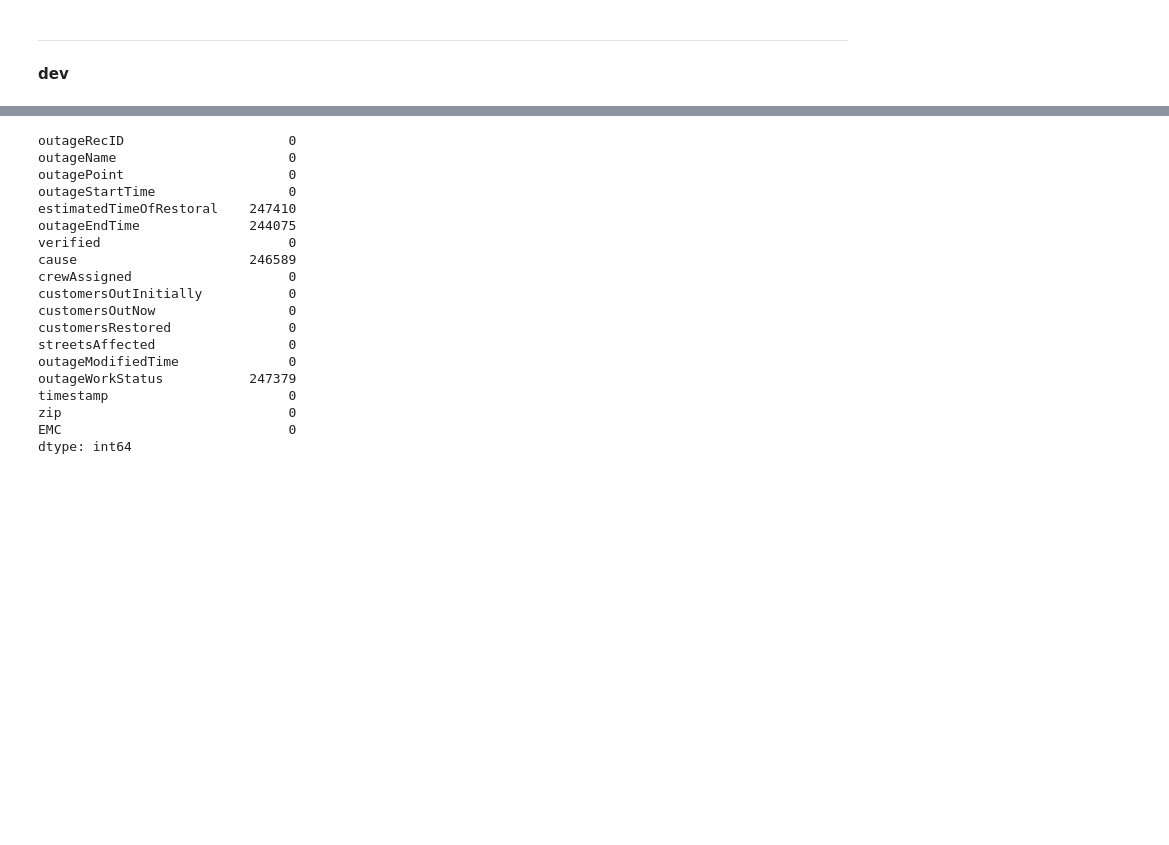
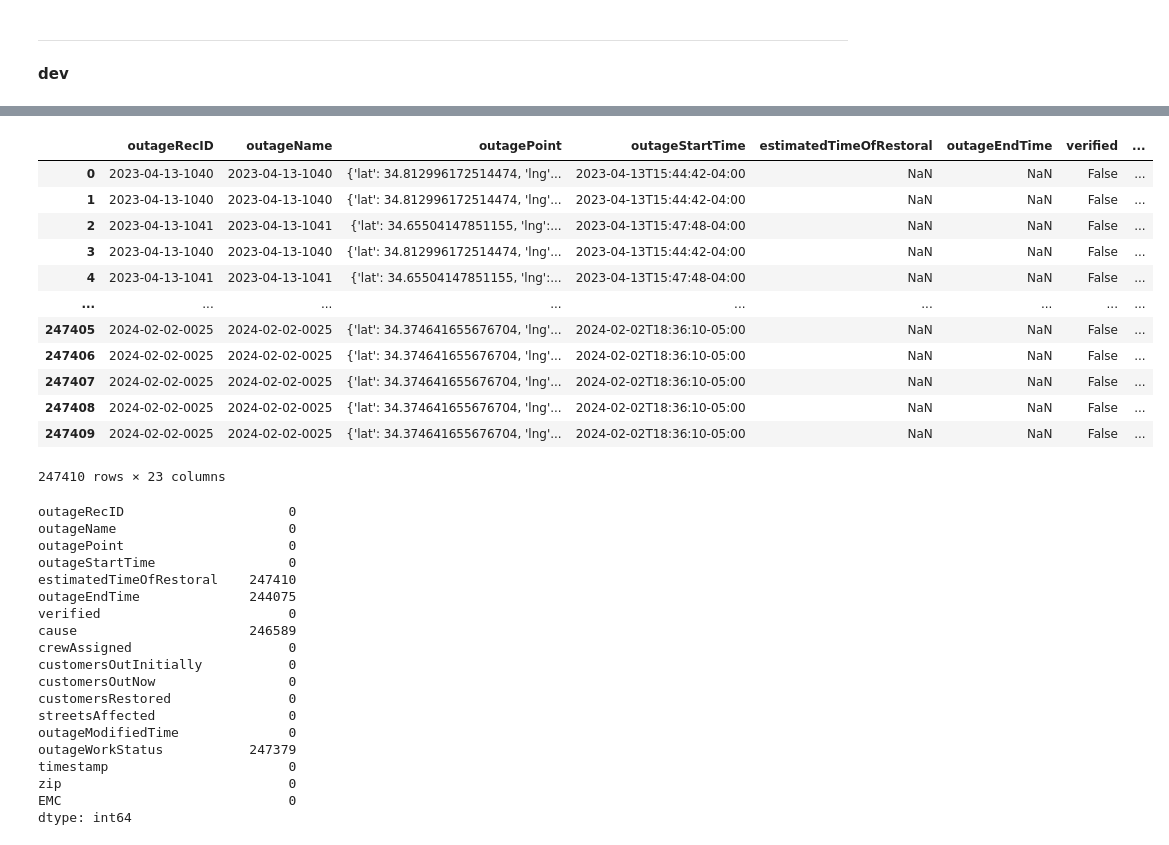
Before and after one commit to Urban-Research-Group/outage-data-scraper, a Jupyter notebook: scripts/ga_1_tx_8.ipynb, the cells around one changed output, grey strips where cells are left out. Cells and saved outputs as stored; diff of their text form; code cells hidden in the pictures; blank space fills up the shorter version.

```diff
--- a/scripts/ga_1_tx_8.ipynb
+++ b/scripts/ga_1_tx_8.ipynb
@@ -176,3 +183,33 @@ df.head()
+# %%
+df['timestamp'] = pd.to_datetime(df['timestamp'], format='%m-%d-%Y %H:%M:%S')\
+# Extract year, month, day, hour from 'timestamp'
+df['year'] = df['timestamp'].dt.year
+df['month'] = df['timestamp'].dt.month
+df['day'] = df['timestamp'].dt.day
+df['hour'] = df['timestamp'].dt.hour
+
+# Aggregate count of unique outageRecID
+aggregated_df = df.groupby(['zip', 'EMC', 'year', 'month', 'day', 'hour'])['outageRecID'].nunique().reset_index()
+aggregated_df.rename(columns={'outageRecID': 'outage_count'}, inplace=True)
+
+# Merge aggregated DataFrame with the original DataFrame
+df = pd.merge(df, aggregated_df, on=['zip', 'EMC', 'year', 'month', 'day', 'hour'], how='left')
+
+df
+# %% [output]
+|  | outageRecID | outageName | outagePoint | outageStartTime | estimatedTimeOfRestoral | outageEndTime | verified | ... |
+| 0 | 2023-04-13-1040 | 2023-04-13-1040 | {'lat': 34.812996172514474, 'lng'... | 2023-04-13T15:44:42-04:00 | NaN | NaN | False | ... |
+| 1 | 2023-04-13-1040 | 2023-04-13-1040 | {'lat': 34.812996172514474, 'lng'... | 2023-04-13T15:44:42-04:00 | NaN | NaN | False | ... |
+| 2 | 2023-04-13-1041 | 2023-04-13-1041 | {'lat': 34.65504147851155, 'lng':... | 2023-04-13T15:47:48-04:00 | NaN | NaN | False | ... |
+| 3 | 2023-04-13-1040 | 2023-04-13-1040 | {'lat': 34.812996172514474, 'lng'... | 2023-04-13T15:44:42-04:00 | NaN | NaN | False | ... |
+| 4 | 2023-04-13-1041 | 2023-04-13-1041 | {'lat': 34.65504147851155, 'lng':... | 2023-04-13T15:47:48-04:00 | NaN | NaN | False | ... |
+| ... | ... | ... | ... | ... | ... | ... | ... | ... |
+| 247405 | 2024-02-02-0025 | 2024-02-02-0025 | {'lat': 34.374641655676704, 'lng'... | 2024-02-02T18:36:10-05:00 | NaN | NaN | False | ... |
+| 247406 | 2024-02-02-0025 | 2024-02-02-0025 | {'lat': 34.374641655676704, 'lng'... | 2024-02-02T18:36:10-05:00 | NaN | NaN | False | ... |
+| 247407 | 2024-02-02-0025 | 2024-02-02-0025 | {'lat': 34.374641655676704, 'lng'... | 2024-02-02T18:36:10-05:00 | NaN | NaN | False | ... |
+| 247408 | 2024-02-02-0025 | 2024-02-02-0025 | {'lat': 34.374641655676704, 'lng'... | 2024-02-02T18:36:10-05:00 | NaN | NaN | False | ... |
+| 247409 | 2024-02-02-0025 | 2024-02-02-0025 | {'lat': 34.374641655676704, 'lng'... | 2024-02-02T18:36:10-05:00 | NaN | NaN | False | ... |
+247410 rows × 23 columns
 # %%
 df.isna().sum()
 # %% [output]
```
Also changed, not shown: parts of 1 cell of this notebook, 4 other files.
